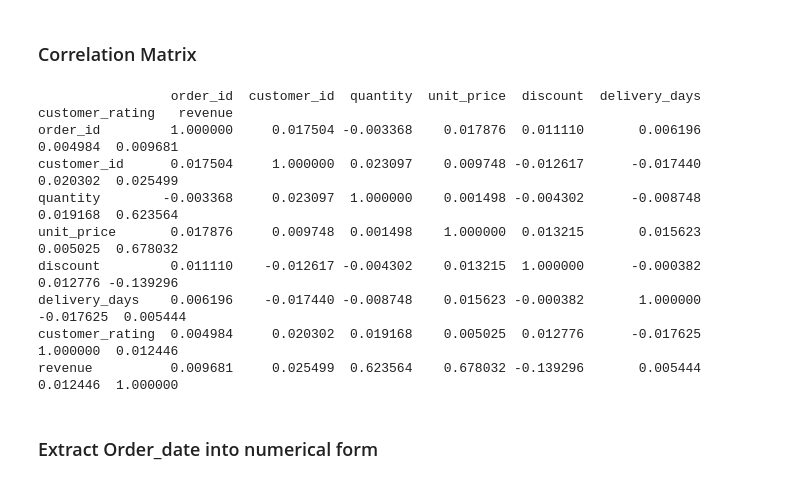
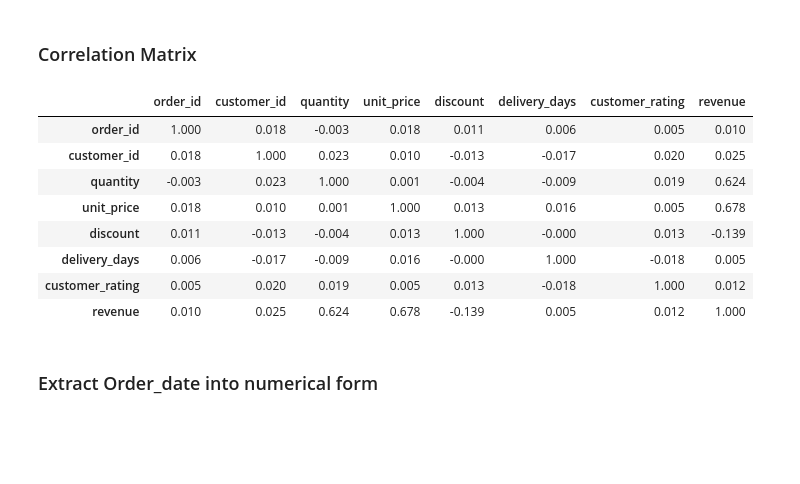
Before and after one commit to Arobogasti/AI_Impact-in-Health-, a Jupyter notebook: ecommerce-data-sales-prediction-and-eda.ipynb, the cells around one changed output. Saved outputs shown, nothing was run; the diff lists cells and outputs as text; code cells hidden in the pictures; blank space fills up the shorter version.

```diff
--- a/ecommerce-data-sales-prediction-and-eda.ipynb
+++ b/ecommerce-data-sales-prediction-and-eda.ipynb
@@ -152,19 +152,20 @@ plt.show()
 [figure]
 # %% [markdown]
 ### Correlation Matrix
-# %%
-corr = df[num_cols].corr()
-print(corr)
-# %% [output]
-                 order_id  customer_id  quantity  unit_price  discount  delivery_days  customer_rating   revenue
-order_id         1.000000     0.017504 -0.003368    0.017876  0.011110       0.006196         0.004984  0.009681
-customer_id      0.017504     1.000000  0.023097    0.009748 -0.012617      -0.017440         0.020302  0.025499
-quantity        -0.003368     0.023097  1.000000    0.001498 -0.004302      -0.008748         0.019168  0.623564
-unit_price       0.017876     0.009748  0.001498    1.000000  0.013215       0.015623         0.005025  0.678032
-discount         0.011110    -0.012617 -0.004302    0.013215  1.000000      -0.000382         0.012776 -0.139296
-delivery_days    0.006196    -0.017440 -0.008748    0.015623 -0.000382       1.000000        -0.017625  0.005444
-customer_rating  0.004984     0.020302  0.019168    0.005025  0.012776      -0.017625         1.000000  0.012446
-revenue          0.009681     0.025499  0.623564    0.678032 -0.139296       0.005444         0.012446  1.000000
+# %%
+from IPython.display import display
+corr = df[num_cols].corr().round(3)
+display(corr)
+# %% [output]
+|  | order_id | customer_id | quantity | unit_price | discount | delivery_days | customer_rating | revenue |
+| order_id | 1.000 | 0.018 | -0.003 | 0.018 | 0.011 | 0.006 | 0.005 | 0.010 |
+| customer_id | 0.018 | 1.000 | 0.023 | 0.010 | -0.013 | -0.017 | 0.020 | 0.025 |
+| quantity | -0.003 | 0.023 | 1.000 | 0.001 | -0.004 | -0.009 | 0.019 | 0.624 |
+| unit_price | 0.018 | 0.010 | 0.001 | 1.000 | 0.013 | 0.016 | 0.005 | 0.678 |
+| discount | 0.011 | -0.013 | -0.004 | 0.013 | 1.000 | -0.000 | 0.013 | -0.139 |
+| delivery_days | 0.006 | -0.017 | -0.009 | 0.016 | -0.000 | 1.000 | -0.018 | 0.005 |
+| customer_rating | 0.005 | 0.020 | 0.019 | 0.005 | 0.013 | -0.018 | 1.000 | 0.012 |
+| revenue | 0.010 | 0.025 | 0.624 | 0.678 | -0.139 | 0.005 | 0.012 | 1.000 |
 # %% [markdown]
 ### Extract Order_date into numerical form
 # %%
```
Also changed, not shown: parts of 2 cells of this notebook.
